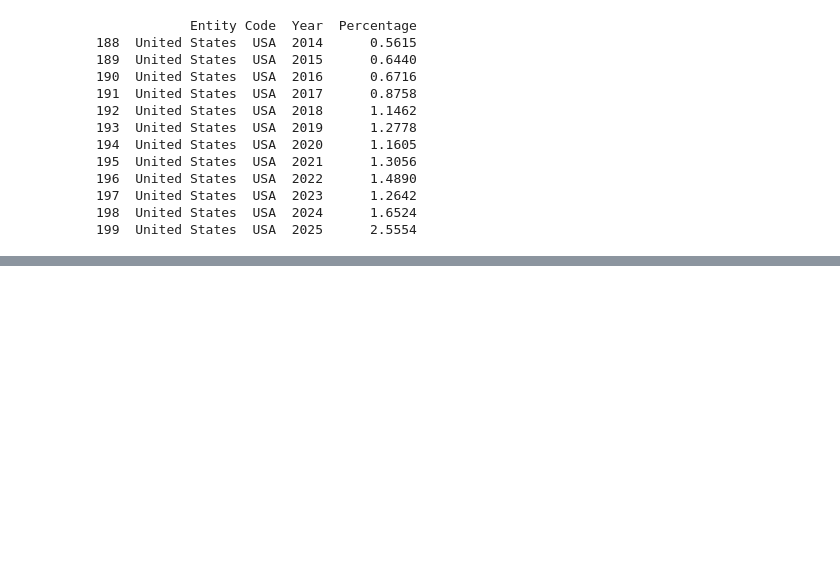
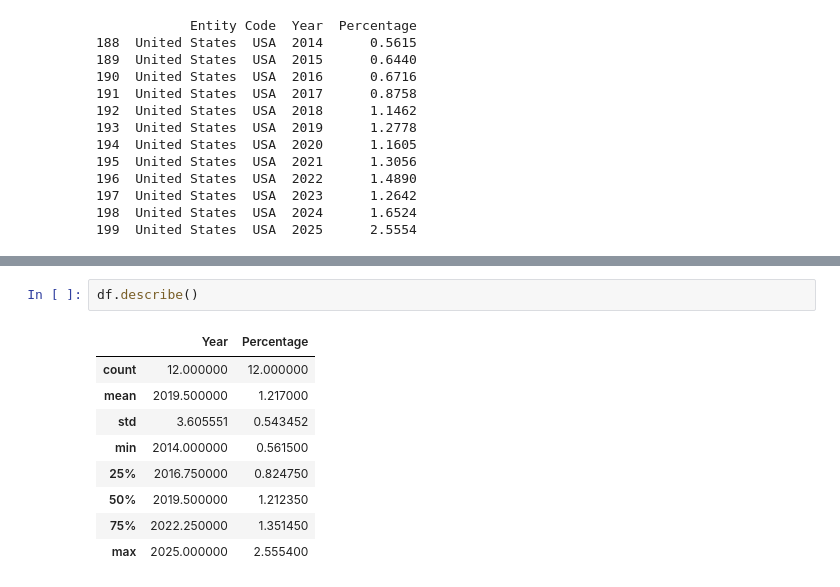
Before and after one commit to FrianaEngineer/INFO-2950-Group-Project, a Jupyter notebook: phase2/cornellapi.ipynb, the cells around one changed output, grey strips where cells are left out. Cells and saved outputs as stored; diff of their text form; blank space fills up the shorter version.

```diff
--- a/phase2/cornellapi.ipynb
+++ b/phase2/cornellapi.ipynb
@@ -311,0 +385,12 @@ print(df)
+# %%
+df.describe()
+# %% [output]
+|  | Year | Percentage |
+| count | 12.000000 | 12.000000 |
+| mean | 2019.500000 | 1.217000 |
+| std | 3.605551 | 0.543452 |
+| min | 2014.000000 | 0.561500 |
+| 25% | 2016.750000 | 0.824750 |
+| 50% | 2019.500000 | 1.212350 |
+| 75% | 2022.250000 | 1.351450 |
+| max | 2025.000000 | 2.555400 |
```
Also changed, not shown: parts of 3 cells of this notebook, 1 other file.
